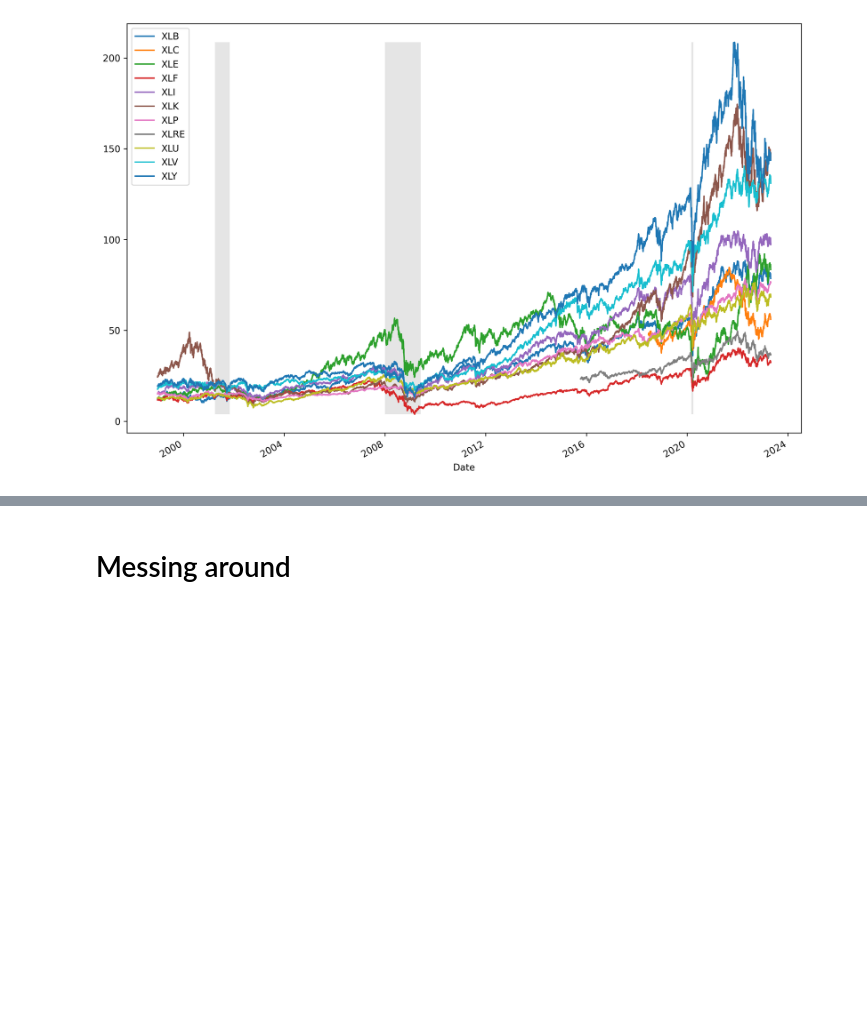
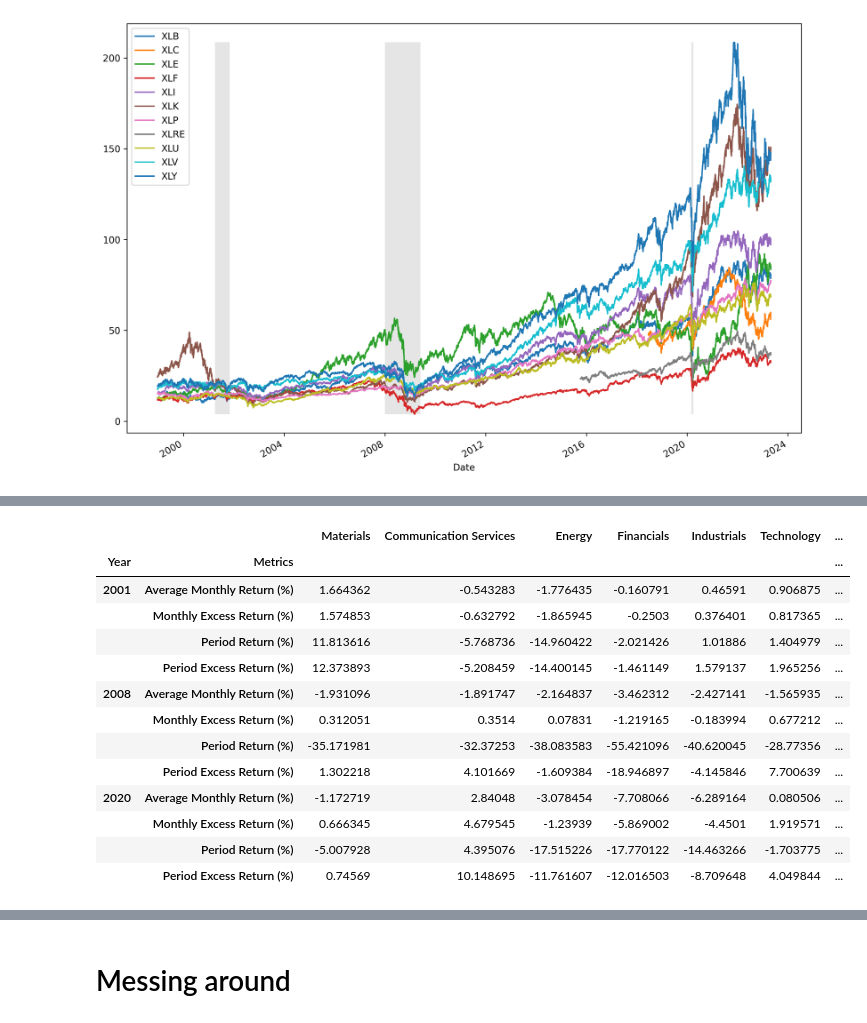
Before and after one commit to AmineMahdioui/projet-de-fin-d-annee, a Jupyter notebook: SectorAnalysis.ipynb, the cells around one changed output, grey strips where cells are left out. Cells and saved outputs as stored; diff of their text form; code cells hidden in the pictures; blank space fills up the shorter version.

```diff
--- a/SectorAnalysis.ipynb
+++ b/SectorAnalysis.ipynb
@@ -113 +88,4 @@ Name: XLRE, Length: 1901, dtype: float64
+# %%
+SPDR['XLC'] = Communication_Services
+SPDR['XLRE']= Real_Estate
 # %%
@@ -186,0 +148,18 @@ df_perforamce
+# %%
+perforamce_NBER=Recession_Performance(SPDR, recessions)
+perforamce_NBER
+# %% [output]
+|  |  | Materials | Communication Services | Energy | Financials | Industrials | Technology | ... |
+| Year | Metrics |  |  |  |  |  |  | ... |
+| 2001 | Average Monthly Return (%) | 1.664362 | -0.543283 | -1.776435 | -0.160791 | 0.46591 | 0.906875 | ... |
+|  | Monthly Excess Return (%) | 1.574853 | -0.632792 | -1.865945 | -0.2503 | 0.376401 | 0.817365 | ... |
+|  | Period Return (%) | 11.813616 | -5.768736 | -14.960422 | -2.021426 | 1.01886 | 1.404979 | ... |
+|  | Period Excess Return (%) | 12.373893 | -5.208459 | -14.400145 | -1.461149 | 1.579137 | 1.965256 | ... |
+| 2008 | Average Monthly Return (%) | -1.931096 | -1.891747 | -2.164837 | -3.462312 | -2.427141 | -1.565935 | ... |
+|  | Monthly Excess Return (%) | 0.312051 | 0.3514 | 0.07831 | -1.219165 | -0.183994 | 0.677212 | ... |
+|  | Period Return (%) | -35.171981 | -32.37253 | -38.083583 | -55.421096 | -40.620045 | -28.77356 | ... |
+|  | Period Excess Return (%) | 1.302218 | 4.101669 | -1.609384 | -18.946897 | -4.145846 | 7.700639 | ... |
+| 2020 | Average Monthly Return (%) | -1.172719 | 2.84048 | -3.078454 | -7.708066 | -6.289164 | 0.080506 | ... |
+|  | Monthly Excess Return (%) | 0.666345 | 4.679545 | -1.23939 | -5.869002 | -4.4501 | 1.919571 | ... |
+|  | Period Return (%) | -5.007928 | 4.395076 | -17.515226 | -17.770122 | -14.463266 | -1.703775 | ... |
+|  | Period Excess Return (%) | 0.74569 | 10.148695 | -11.761607 | -12.016503 | -8.709648 | 4.049844 | ... |
```
Also changed, not shown: parts of 20 cells of this notebook.
